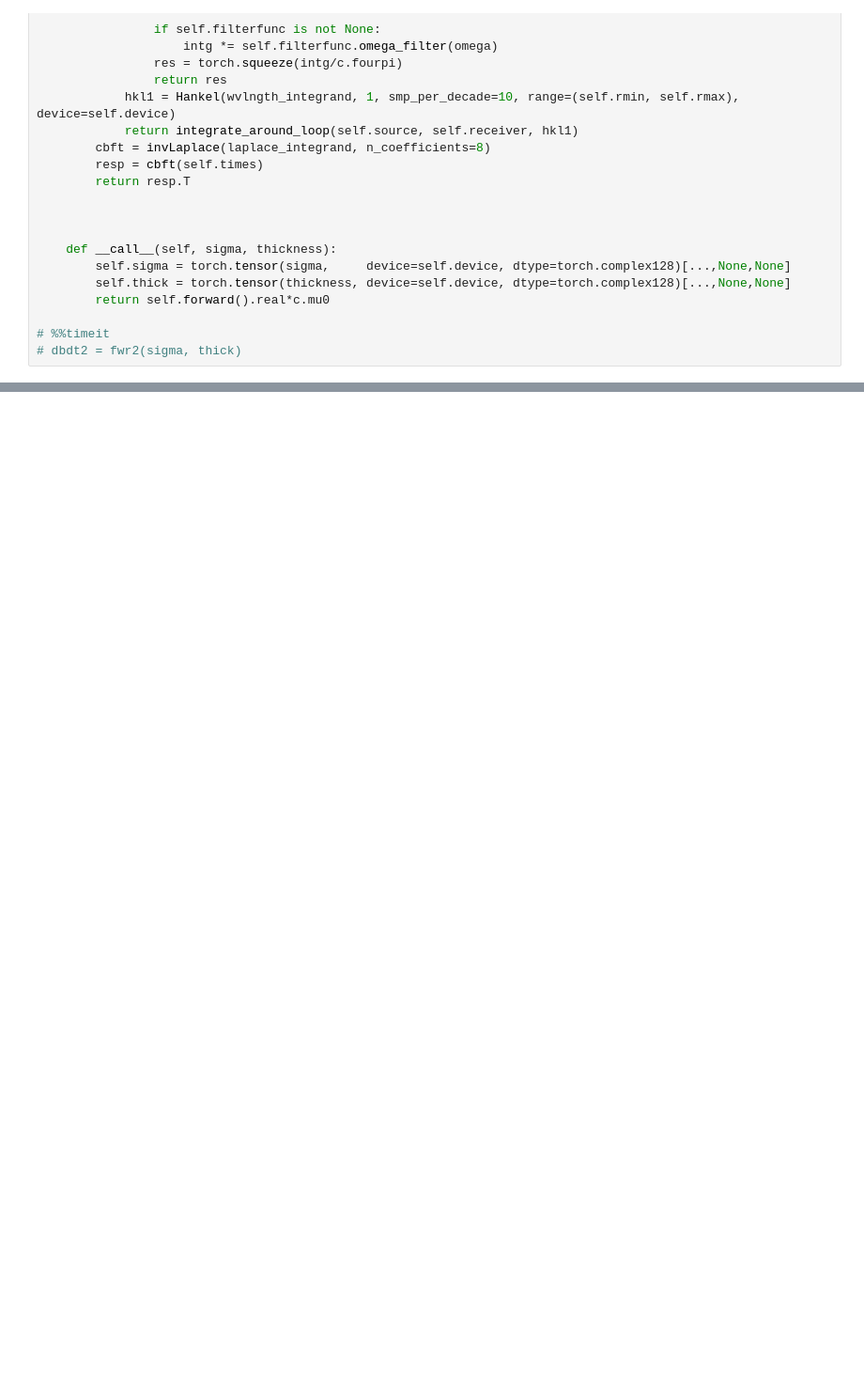
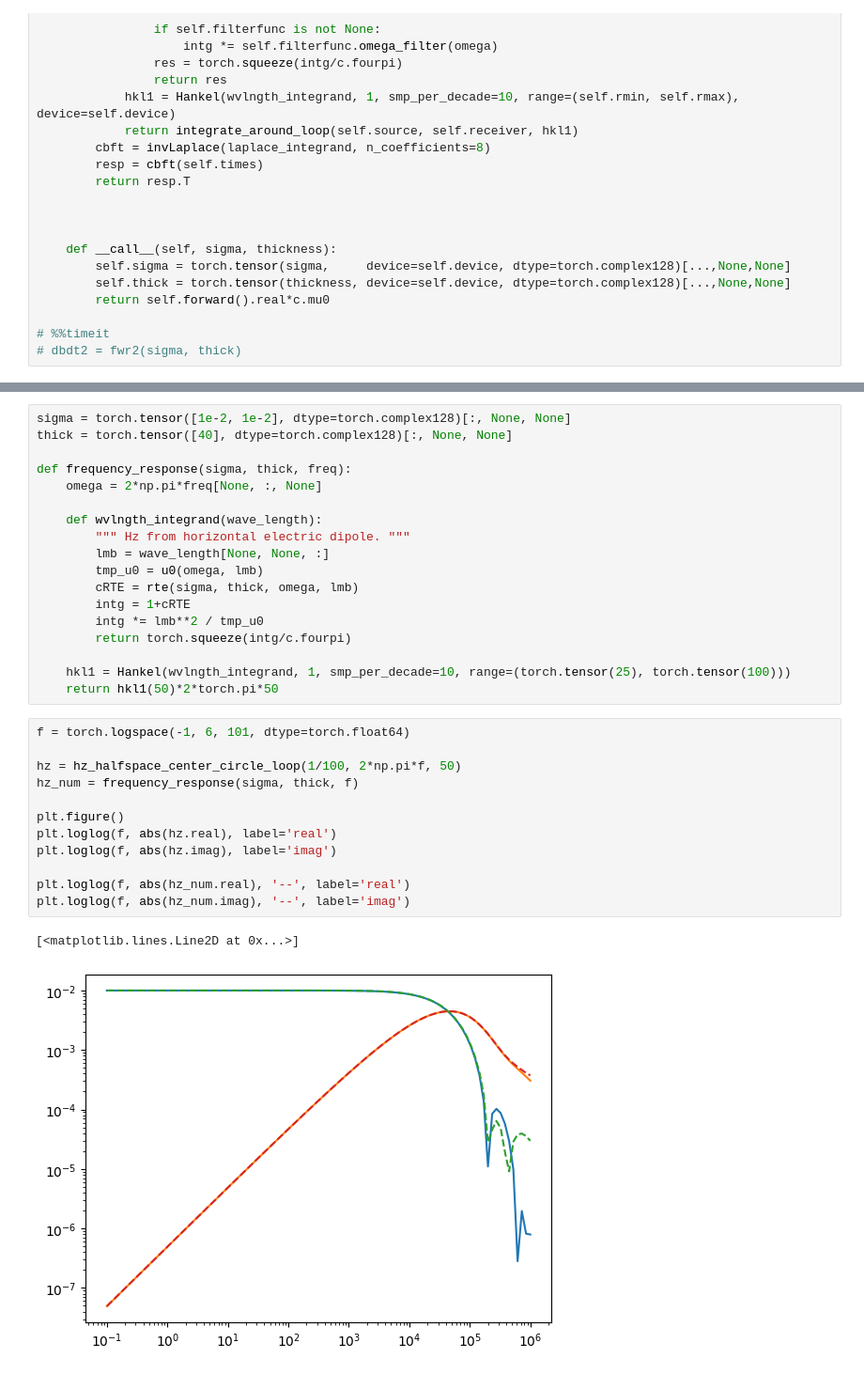
Before and after one commit to hydrogeophysicsgroup/anemone, a Jupyter notebook: prototyping/looking_at_the_laplace_transform.ipynb, the cells around one changed output, grey strips where cells are left out. Shown at 94% size. Cells and saved outputs as stored; diff of their text form; blank space fills up the shorter version.

```diff
--- a/prototyping/looking_at_the_laplace_transform.ipynb
+++ b/prototyping/looking_at_the_laplace_transform.ipynb
@@ -214,0 +259,33 @@ RuntimeError: dot : expected both vectors to have same dtype, but found ComplexF
+# %%
+sigma = torch.tensor([1e-2, 1e-2], dtype=torch.complex128)[:, None, None]
+thick = torch.tensor([40], dtype=torch.complex128)[:, None, None]
+
+def frequency_response(sigma, thick, freq):
+    omega = 2*np.pi*freq[None, :, None]
+
+    def wvlngth_integrand(wave_length):
+        """ Hz from horizontal electric dipole. """
+        lmb = wave_length[None, None, :]
+        tmp_u0 = u0(omega, lmb)
+        cRTE = rte(sigma, thick, omega, lmb)
+        intg = 1+cRTE
+        intg *= lmb**2 / tmp_u0
+        return torch.squeeze(intg/c.fourpi)
+
+    hkl1 = Hankel(wvlngth_integrand, 1, smp_per_decade=10, range=(torch.tensor(25), torch.tensor(100)))
+    return hkl1(50)*2*torch.pi*50
+# %%
+f = torch.logspace(-1, 6, 101, dtype=torch.float64)
+
+hz = hz_halfspace_center_circle_loop(1/100, 2*np.pi*f, 50)
+hz_num = frequency_response(sigma, thick, f)
+
+plt.figure()
+plt.loglog(f, abs(hz.real), label='real')
+plt.loglog(f, abs(hz.imag), label='imag')
+
+plt.loglog(f, abs(hz_num.real), '--', label='real')
+plt.loglog(f, abs(hz_num.imag), '--', label='imag')
+# %% [output]
+[<matplotlib.lines.Line2D at 0x...>]
+[figure, added]
```
Also changed, not shown: parts of 15 cells of this notebook, 1 other file.
